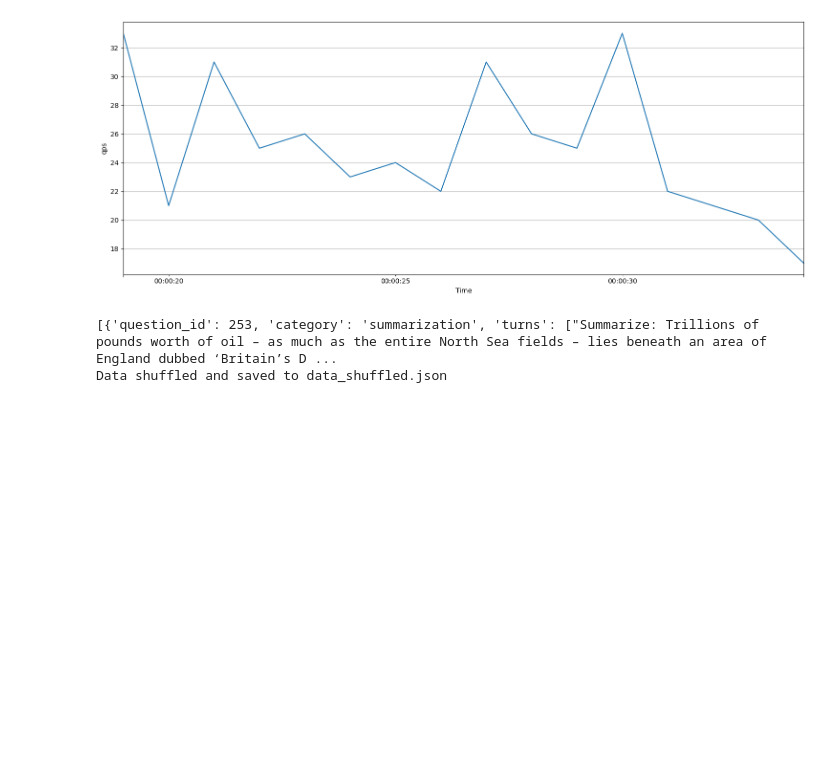
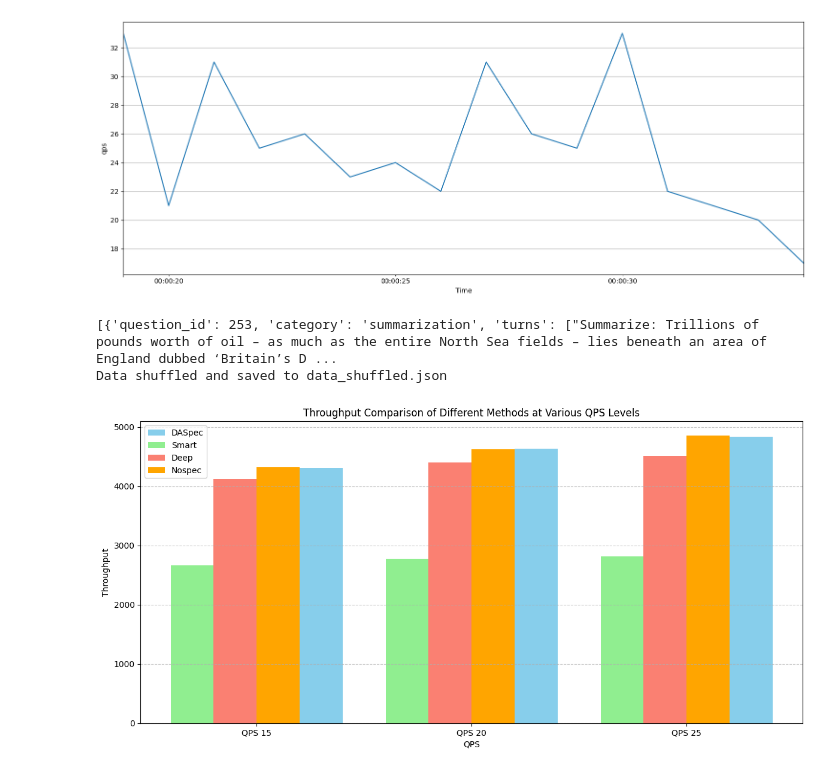
Before and after one commit to lihuahua123/vllm_speculative, a Jupyter notebook: exps/draw2.ipynb, the cells around one changed output. Drawn from its saved outputs; the diff is of its cells as text; code cells hidden in the pictures; blank space fills up the shorter version.

```diff
--- a/exps/draw2.ipynb
+++ b/exps/draw2.ipynb
@@ -349,3 +368,60 @@ print("Data shuffled and saved to data_shuffled.json")
 # %% [output]
 [{'question_id': 253, 'category': 'summarization', 'turns': ["Summarize: Trillions of pounds worth of oil – as much as the entire North Sea fields – lies beneath an area of England dubbed ‘Britain’s D ...
 Data shuffled and saved to data_shuffled.json
+# %%
+# 200 请求 sharegpt
+x = ['DASpec','Smart','Deep','Nospec']
+qps_15 = [4307.15,2658.42,4118.47,4318.01]
+qps_20 = [4630.59,2771.30,4401.52,4626.05]
+qps_25 = [4837.16,2814.14,4507.82,4850.93]
+
+import matplotlib.pyplot as plt
+import numpy as np
+
+# Data
+qps_levels = ['QPS 15', 'QPS 20', 'QPS 25']
+methods = ['DASpec', 'Smart', 'Deep', 'Nospec']
+
+# Reorganize data by QPS levels
+throughput_data = [
+    [4307.15, 2658.42, 4118.47, 4318.01],  # QPS 15
+    [4630.59, 2771.30, 4401.52, 4626.05],  # QPS 20
+    [4837.16, 2814.14, 4507.82, 4850.93]   # QPS 25
+]
+
+# Set up the figure and axis
+plt.figure(figsize=(12, 6))
+
+# Set width of bars
+barWidth = 0.2
+
+# Set positions of the bars on X axis
+r1 = np.arange(len(qps_levels))
+r2 = [x + barWidth for x in r1]
+r3 = [x + barWidth for x in r2]
+r4 = [x + barWidth for x in r3]
+
+# Create the bars
+plt.bar(r4, [data[0] for data in throughput_data], width=barWidth, label='DASpec', color='skyblue')
+plt.bar(r1, [data[1] for data in throughput_data], width=barWidth, label='Smart', color='lightgreen')
+plt.bar(r2, [data[2] for data in throughput_data], width=barWidth, label='Deep', color='salmon')
+plt.bar(r3, [data[3] for data in throughput_data], width=barWidth, label='Nospec', color='orange')
+
+# Add labels and title
+plt.xlabel('QPS')
+plt.ylabel('Throughput')
+plt.title('Throughput Comparison of Different Methods at Various QPS Levels')
+plt.xticks([r + 1.5*barWidth for r in range(len(qps_levels))], qps_levels)
+
+# Add legend
+plt.legend()
+
+# Add grid for better readability
+plt.grid(True, axis='y', linestyle='--', alpha=0.7)
+
+# Adjust layout to prevent label cutoff
+plt.tight_layout()
+
+plt.show()
+# %% [output]
+[figure, added]
```
Also changed, not shown: parts of 3 cells of this notebook, 11 other files.
